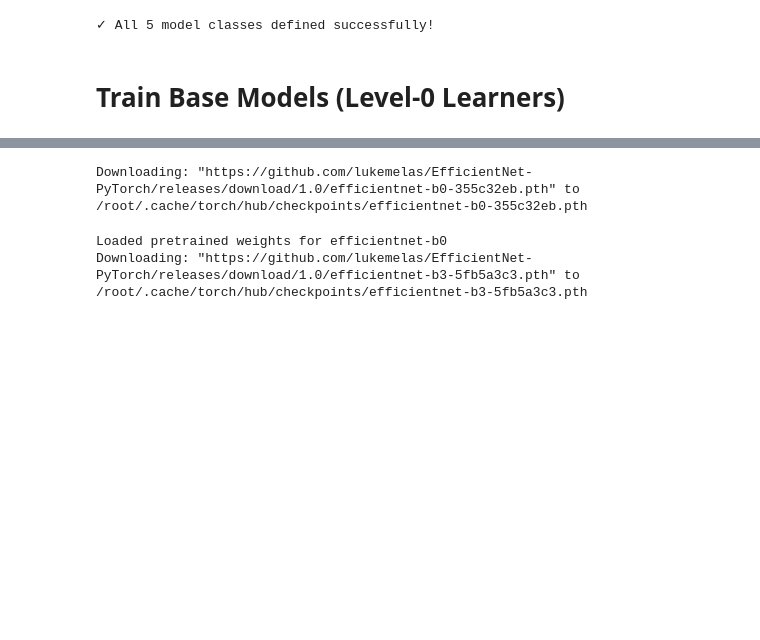
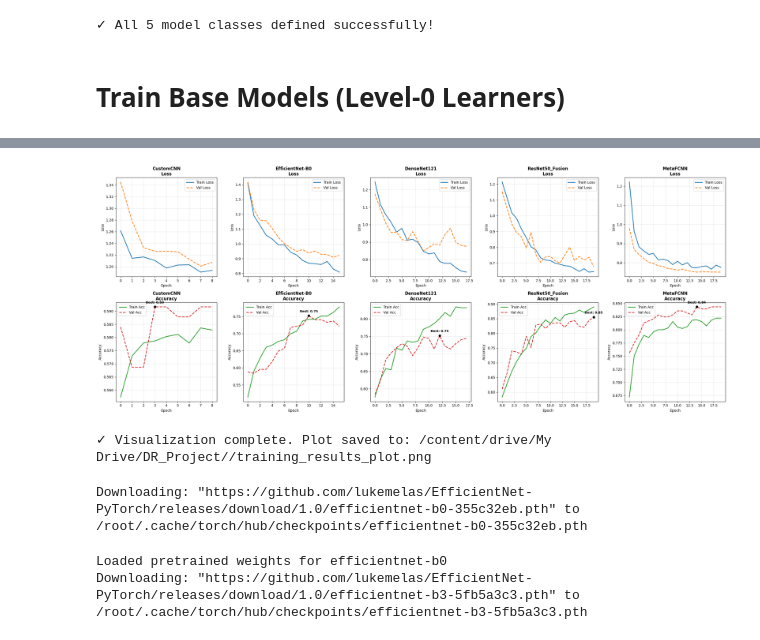
Before and after one commit to KL193/DR_Research, a Jupyter notebook: DR_Metadata_Synthesis_and_Model.ipynb, the cells around one changed output, grey strips where cells are left out. Saved outputs shown, nothing was run; the diff lists cells and outputs as text; code cells hidden in the pictures; blank space fills up the shorter version.

Commit message:
New model used densenet

```diff
--- a/DR_Metadata_Synthesis_and_Model.ipynb
+++ b/DR_Metadata_Synthesis_and_Model.ipynb
@@ -808,3 +1259,62 @@ print("✓ All 5 model classes defined successfully!")
+# %%
+import matplotlib.pyplot as plt
+import os
+
+def plot_training_history(history_dict, save_path="/content/drive/My Drive/DR_Project/"):
+    """
+    Standalone function to plot results from the 'training_history' variable.
+    """
+    n_models = len(history_dict)
+    # 2 rows: Top for Loss, Bottom for Accuracy
+    fig, axes = plt.subplots(2, n_models, figsize=(5 * n_models, 10))
+
+    # If only one model was trained, wrap axes in a list to keep indexing consistent
+    if n_models == 1:
+        axes = axes.reshape(2, 1)
+
+    for idx, (model_name, history) in enumerate(history_dict.items()):
+        # --- 1. LOSS PLOT ---
+        axes[0, idx].plot(history['train_loss'], label='Train Loss', color='#1f77b4', linewidth=2)
+        axes[0, idx].plot(history['val_loss'], label='Val Loss', color='#ff7f0e', linestyle='--', linewidth=2)
+        axes[0, idx].set_title(f'{model_name}\nLoss', fontsize=12, fontweight='bold')
+        axes[0, idx].set_xlabel('Epoch')
+        axes[0, idx].set_ylabel('Loss')
+        axes[0, idx].legend()
+        axes[0, idx].grid(True, alpha=0.3)
+
+        # --- 2. ACCURACY PLOT ---
+        axes[1, idx].plot(history['train_acc'], label='Train Acc', color='#2ca02c', linewidth=2)
+        axes[1, idx].plot(history['val_acc'], label='Val Acc', color='#d62728', linestyle='--', linewidth=2)
+        axes[1, idx].set_title(f'{model_name}\nAccuracy', fontsize=12, fontweight='bold')
+        axes[1, idx].set_xlabel('Epoch')
+        axes[1, idx].set_ylabel('Accuracy')
+        axes[1, idx].legend()
+        axes[1, idx].grid(True, alpha=0.3)
+
+        # Highlight the best Validation Accuracy achieved
+        if len(history['val_acc']) > 0:
+            best_val = max(history['val_acc'])
+            best_epoch = history['val_acc'].index(best_val)
+            axes[1, idx].scatter(best_epoch, best_val, color='black', zorder=5)
+            axes[1, idx].annotate(f'Best: {best_val:.2f}',
+                                 xy=(best_epoch, best_val),
+                                 xytext=(0, 10),
+                                 textcoords='offset points',
+                                 ha='center', fontsize=9, fontweight='bold')
+
+    plt.tight_layout()
+
+    # Save the figure to your Drive
+    os.makedirs(save_path, exist_ok=True)
+    plt.savefig(f"{save_path}/training_results_plot.png", dpi=300)
+    plt.show()
+    print(f"✓ Visualization complete. Plot saved to: {save_path}/training_results_plot.png")
+
+# Now call the function using the variable already in your memory
+plot_training_history(training_history)
+# %% [output]
+[figure, added]
+✓ Visualization complete. Plot saved to: /content/drive/My Drive/DR_Project//training_results_plot.png
 # %%
 import torch
 import torch.nn as nn
```
Also changed, not shown: parts of 4 cells of this notebook.
